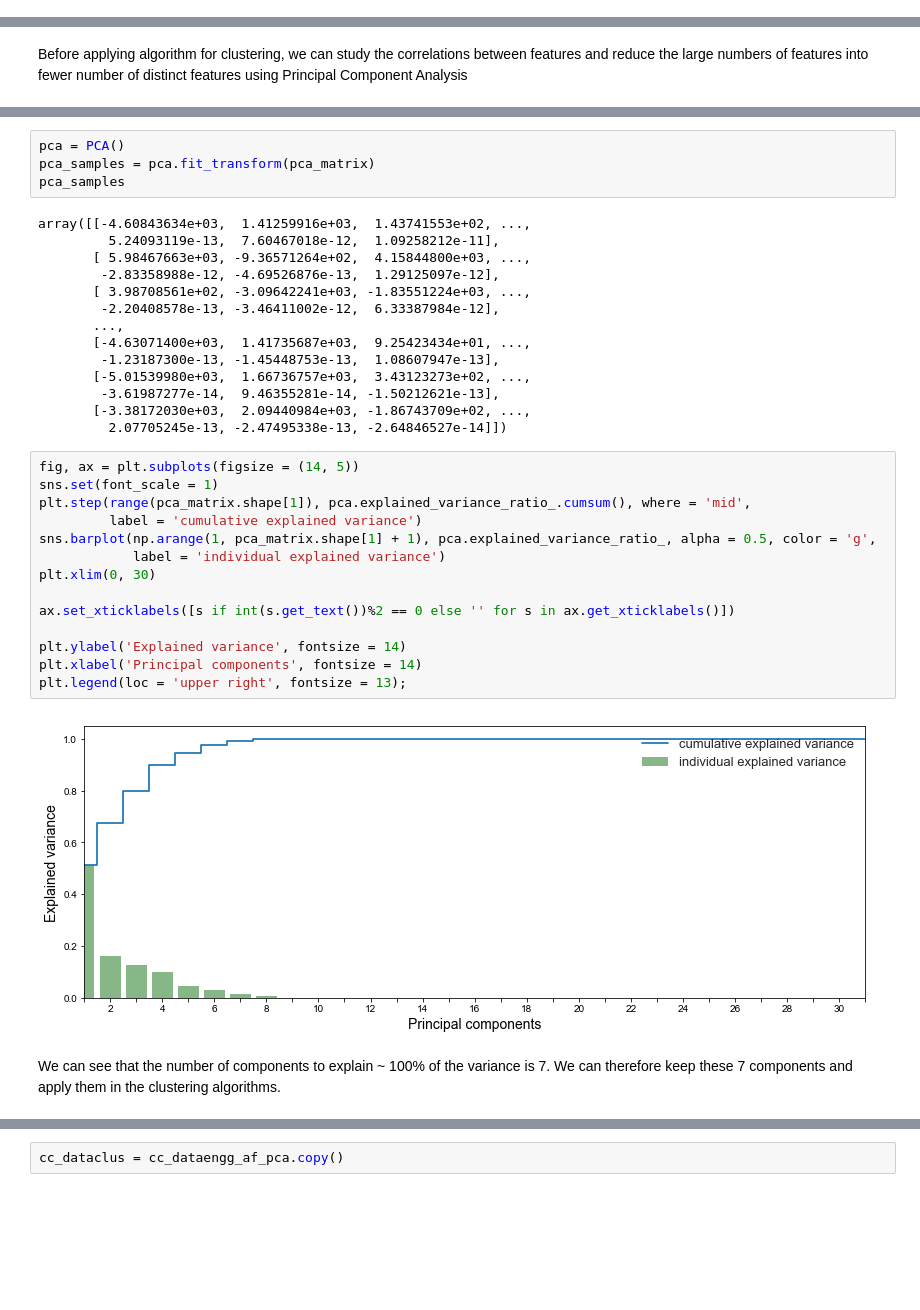
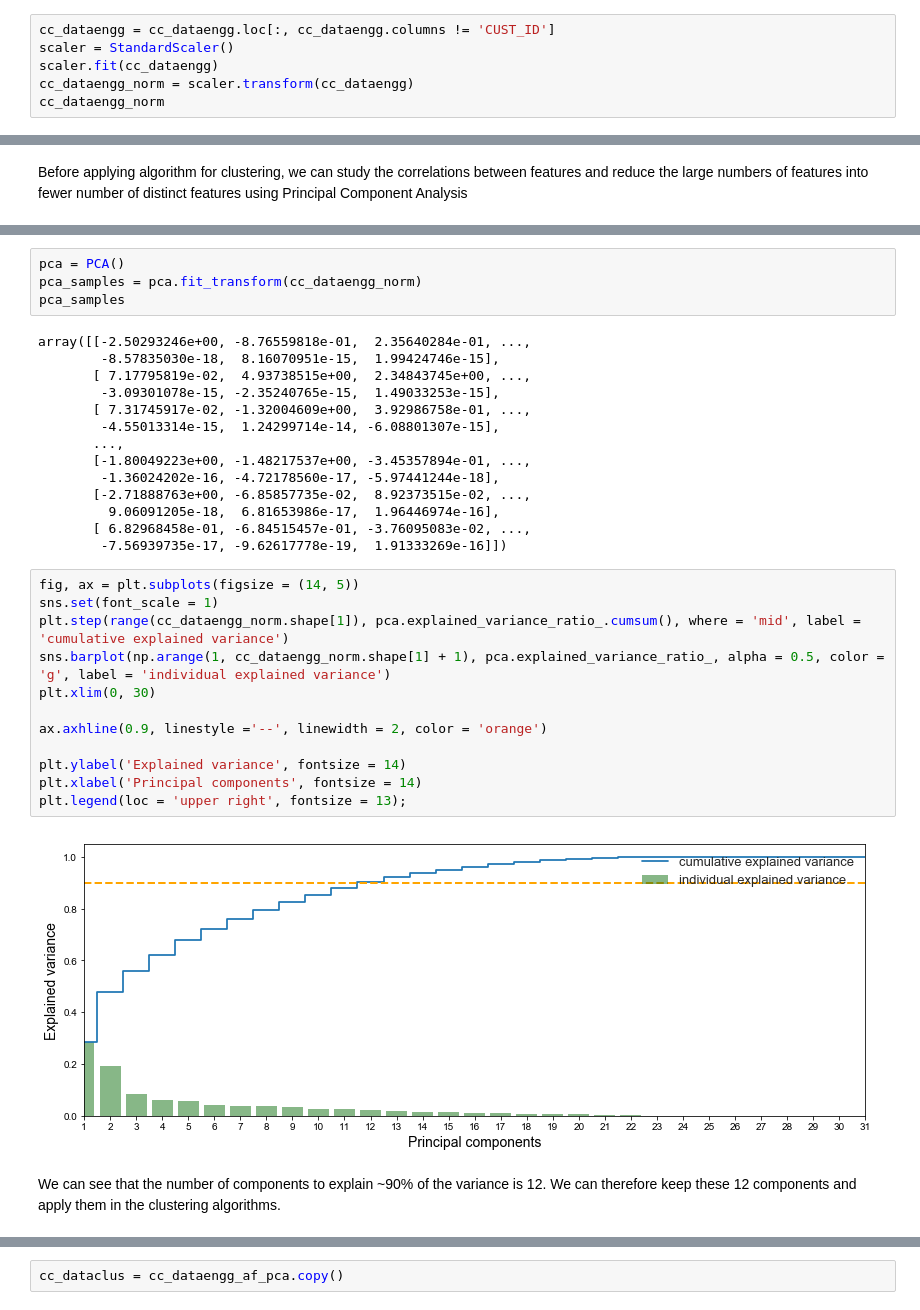
Before and after one commit to tonyshumlh/credit_card_cluster_open, a Jupyter notebook: credit_card_open_v1.ipynb, the cells around one changed output, grey strips where cells are left out. Cells and saved outputs as stored; diff of their text form; blank space fills up the shorter version.

```diff
--- a/credit_card_open_v1.ipynb
+++ b/credit_card_open_v1.ipynb
@@ -485,0 +495,6 @@ cc_dataexpl.sort_values(by = 'MIN_PAY_TO_PAYMENTS_RATIO', ascending = False)[['C
+# %%
+cc_dataengg = cc_dataengg.loc[:, cc_dataengg.columns != 'CUST_ID']
+scaler = StandardScaler()
+scaler.fit(cc_dataengg)
+cc_dataengg_norm = scaler.transform(cc_dataengg)
+cc_dataengg_norm
@@ -502,37 +519,35 @@ pca_matrix.head()
 # %%
 pca = PCA()
-pca_samples = pca.fit_transform(pca_matrix)
+pca_samples = pca.fit_transform(cc_dataengg_norm)
 pca_samples
 # %% [output]
-array([[-4.60843634e+03,  1.41259916e+03,  1.43741553e+02, ...,
-         5.24093119e-13,  7.60467018e-12,  1.09258212e-11],
-       [ 5.98467663e+03, -9.36571264e+02,  4.15844800e+03, ...,
-        -2.83358988e-12, -4.69526876e-13,  1.29125097e-12],
-       [ 3.98708561e+02, -3.09642241e+03, -1.83551224e+03, ...,
-        -2.20408578e-13, -3.46411002e-12,  6.33387984e-12],
+array([[-2.50293246e+00, -8.76559818e-01,  2.35640284e-01, ...,
+        -8.57835030e-18,  8.16070951e-15,  1.99424746e-15],
+       [ 7.17795819e-02,  4.93738515e+00,  2.34843745e+00, ...,
+        -3.09301078e-15, -2.35240765e-15,  1.49033253e-15],
+       [ 7.31745917e-02, -1.32004609e+00,  3.92986758e-01, ...,
+        -4.55013314e-15,  1.24299714e-14, -6.08801307e-15],
        ...,
-       [-4.63071400e+03,  1.41735687e+03,  9.25423434e+01, ...,
-        -1.23187300e-13, -1.45448753e-13,  1.08607947e-13],
-       [-5.01539980e+03,  1.66736757e+03,  3.43123273e+02, ...,
-        -3.61987277e-14,  9.46355281e-14, -1.50212621e-13],
-       [-3.38172030e+03,  2.09440984e+03, -1.86743709e+02, ...,
-         2.07705245e-13, -2.47495338e-13, -2.64846527e-14]])
+       [-1.80049223e+00, -1.48217537e+00, -3.45357894e-01, ...,
+        -1.36024202e-16, -4.72178560e-17, -5.97441244e-18],
+       [-2.71888763e+00, -6.85857735e-02,  8.92373515e-02, ...,
+         9.06091205e-18,  6.81653986e-17,  1.96446974e-16],
+       [ 6.82968458e-01, -6.84515457e-01, -3.76095083e-02, ...,
+        -7.56939735e-17, -9.62617778e-19,  1.91333269e-16]])
 # %%
 fig, ax = plt.subplots(figsize = (14, 5))
 sns.set(font_scale = 1)
-plt.step(range(pca_matrix.shape[1]), pca.explained_variance_ratio_.cumsum(), where = 'mid',
-         label = 'cumulative explained variance')
-sns.barplot(np.arange(1, pca_matrix.shape[1] + 1), pca.explained_variance_ratio_, alpha = 0.5, color = 'g',
-            label = 'individual explained variance')
+plt.step(range(cc_dataengg_norm.shape[1]), pca.explained_variance_ratio_.cumsum(), where = 'mid', label = 'cumulative explained variance')
+sns.barplot(np.arange(1, cc_dataengg_norm.shape[1] + 1), pca.explained_variance_ratio_, alpha = 0.5, color = 'g', label = 'individual explained variance')
 plt.xlim(0, 30)
 
-ax.set_xticklabels([s if int(s.get_text())%2 == 0 else '' for s in ax.get_xticklabels()])
+ax.axhline(0.9, linestyle ='--', linewidth = 2, color = 'orange')
 
 plt.ylabel('Explained variance', fontsize = 14)
 plt.xlabel('Principal components', fontsize = 14)
 plt.legend(loc = 'upper right', fontsize = 13);
 # %% [output]
-[figure, old version]
+[figure, new version]
 # %% [markdown]
-We can see that the number of components to explain ~ 100% of the variance is 7. We can therefore keep these 7 components and apply them in the clustering algorithms.
+We can see that the number of components to explain ~90% of the variance is 12. We can therefore keep these 12 components and apply them in the clustering algorithms.
 # %%
```
Also changed, not shown: parts of 68 cells of this notebook, 1 other file.
